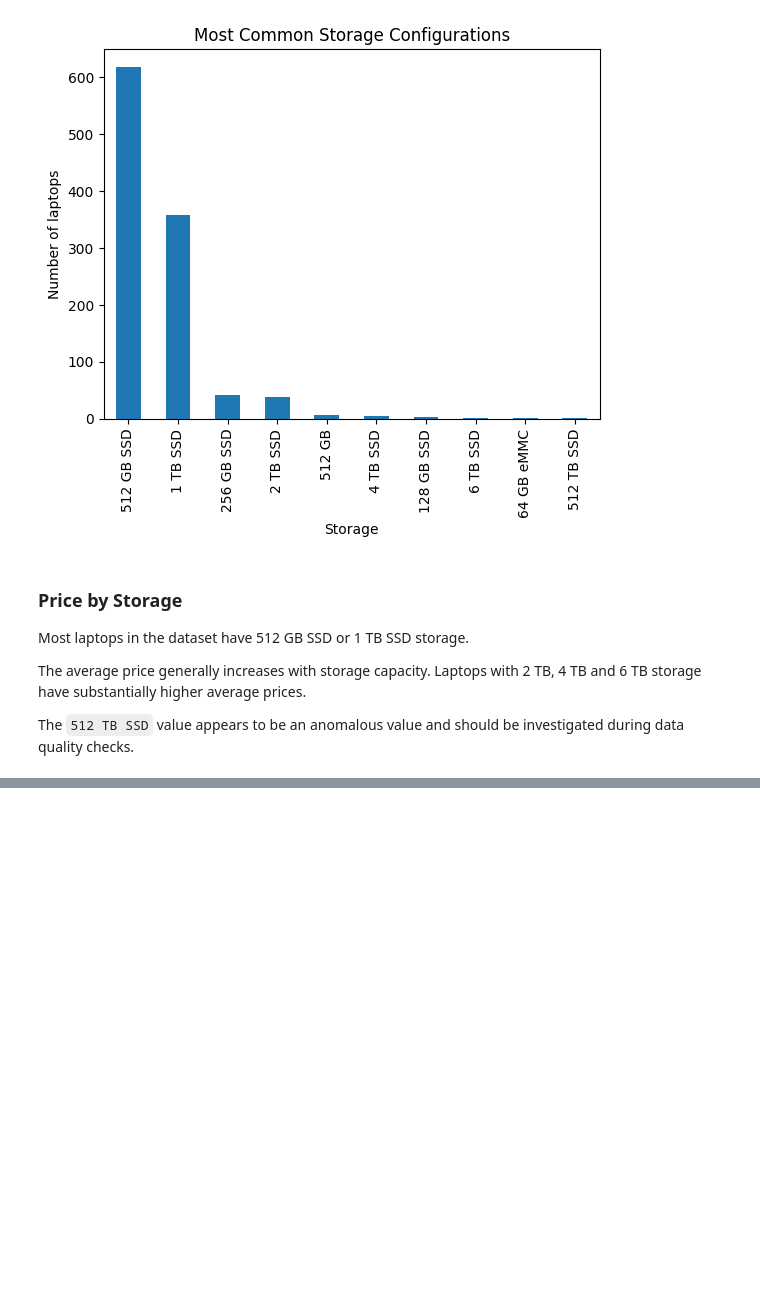
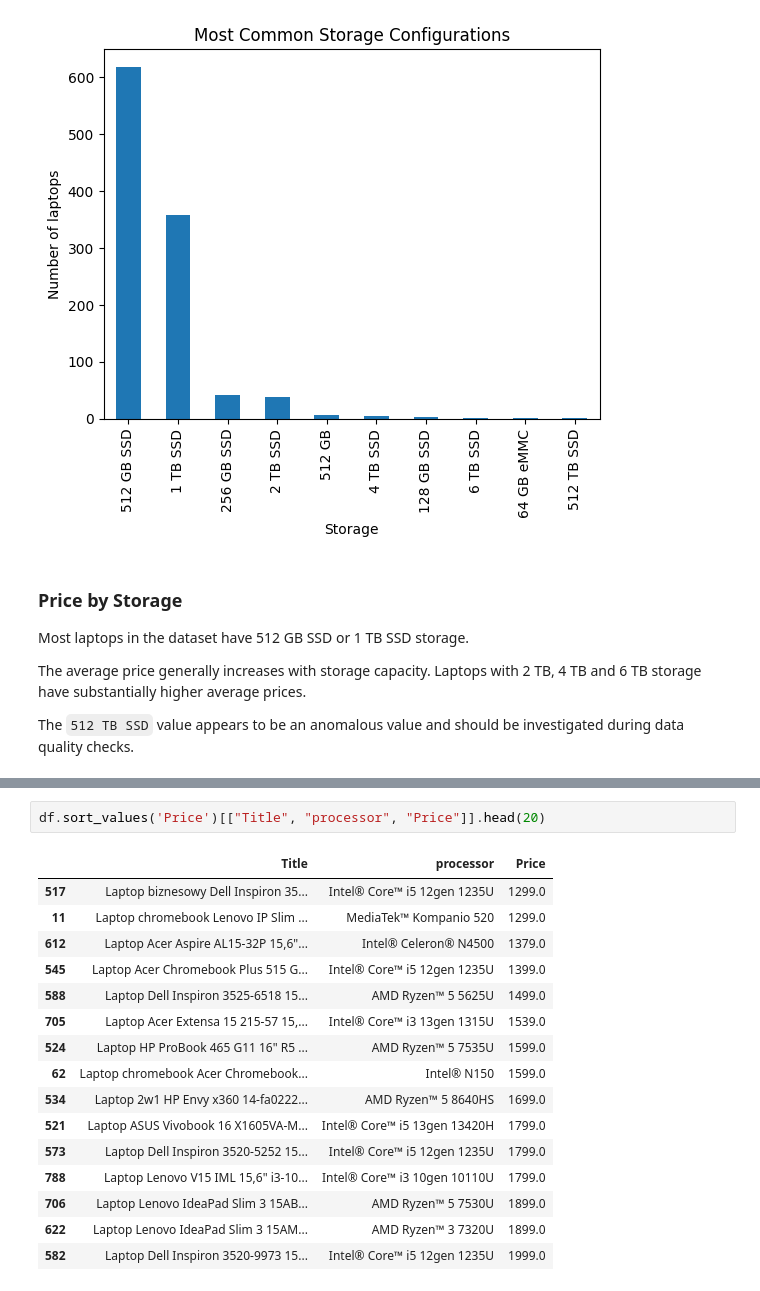
Before and after one commit to rishchuk/laptop-analysis, a Jupyter notebook: laptop_analysis.ipynb, the cells around one changed output, grey strips where cells are left out. Cells and saved outputs as stored; diff of their text form; blank space fills up the shorter version.

Commit message:
Analyze laptop prices by processor

```diff
--- a/laptop_analysis.ipynb
+++ b/laptop_analysis.ipynb
@@ -597,0 +642,19 @@ The `512 TB SSD` value appears to be an anomalous value and should be investigat
+# %%
+df.sort_values('Price')[["Title", "processor", "Price"]].head(20)
+# %% [output]
+|  | Title | processor | Price |
+| 517 | Laptop biznesowy Dell Inspiron 35... | Intel® Core™ i5 12gen 1235U | 1299.0 |
+| 11 | Laptop chromebook Lenovo IP Slim ... | MediaTek™ Kompanio 520 | 1299.0 |
+| 612 | Laptop Acer Aspire AL15-32P 15,6"... | Intel® Celeron® N4500 | 1379.0 |
+| 545 | Laptop Acer Chromebook Plus 515 G... | Intel® Core™ i5 12gen 1235U | 1399.0 |
+| 588 | Laptop Dell Inspiron 3525-6518 15... | AMD Ryzen™ 5 5625U | 1499.0 |
+| 705 | Laptop Acer Extensa 15 215-57 15,... | Intel® Core™ i3 13gen 1315U | 1539.0 |
+| 524 | Laptop HP ProBook 465 G11 16" R5 ... | AMD Ryzen™ 5 7535U | 1599.0 |
+| 62 | Laptop chromebook Acer Chromebook... | Intel® N150 | 1599.0 |
+| 534 | Laptop 2w1 HP Envy x360 14-fa0222... | AMD Ryzen™ 5 8640HS | 1699.0 |
+| 521 | Laptop ASUS Vivobook 16 X1605VA-M... | Intel® Core™ i5 13gen 13420H | 1799.0 |
+| 573 | Laptop Dell Inspiron 3520-5252 15... | Intel® Core™ i5 12gen 1235U | 1799.0 |
+| 788 | Laptop Lenovo V15 IML 15,6" i3-10... | Intel® Core™ i3 10gen 10110U | 1799.0 |
+| 706 | Laptop Lenovo IdeaPad Slim 3 15AB... | AMD Ryzen™ 5 7530U | 1899.0 |
+| 622 | Laptop Lenovo IdeaPad Slim 3 15AM... | AMD Ryzen™ 3 7320U | 1899.0 |
+| 582 | Laptop Dell Inspiron 3520-9973 15... | Intel® Core™ i5 12gen 1235U | 1999.0 |
```
Also changed, not shown: parts of 8 cells of this notebook.
